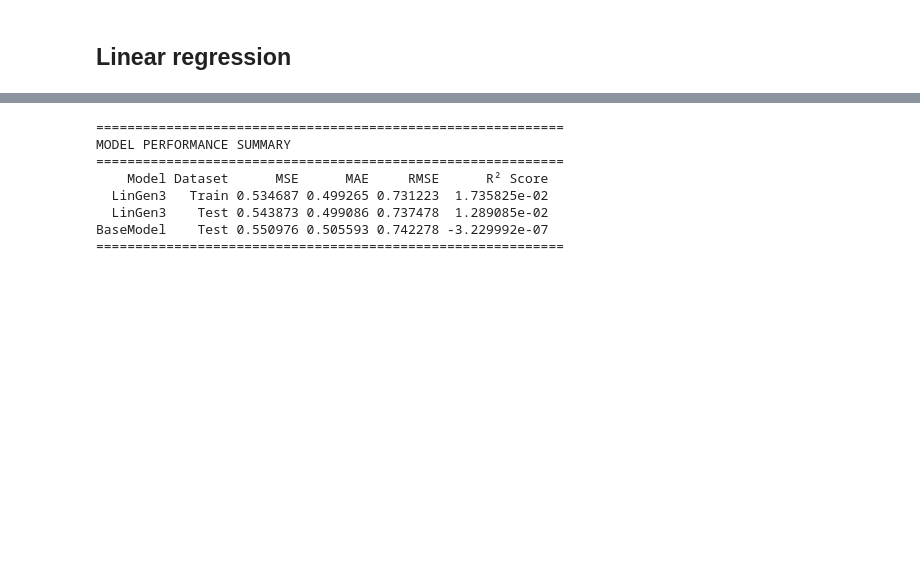
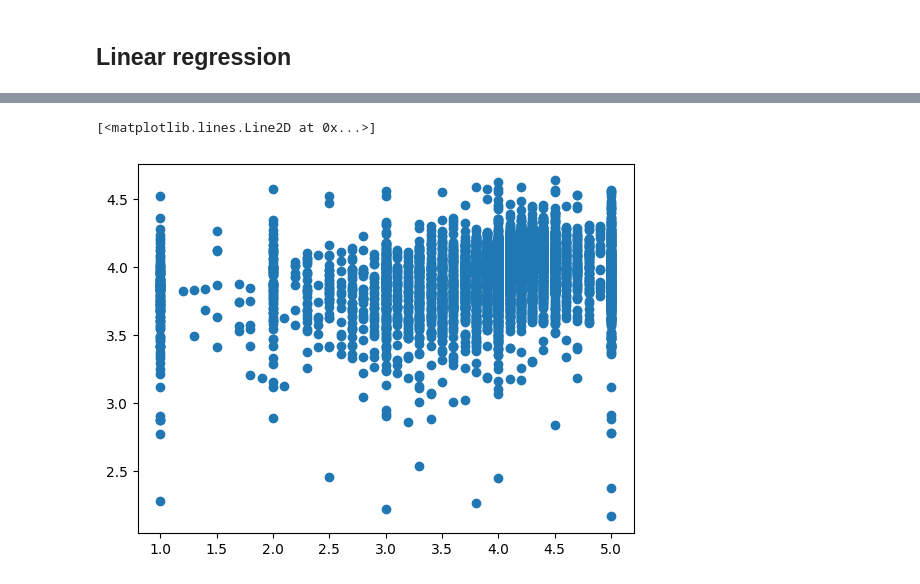
Before and after one commit to pcturnes/small-projects, a Jupyter notebook: BigBasket-Analysis/lin_reg_1.ipynb, the cells around one changed output, grey strips where cells are left out. Drawn from its saved outputs; the diff is of its cells as text; code cells hidden in the pictures; blank space fills up the shorter version.

```diff
--- a/BigBasket-Analysis/lin_reg_1.ipynb
+++ b/BigBasket-Analysis/lin_reg_1.ipynb
@@ -341,5 +225,5 @@ preprocessor = ColumnTransformer(
 )
 
 # Now, apply to your data:
-X_train_preprocessed_p1 = pd.DataFrame(preprocessor.fit_transform(X_train, y_train))
-X_test_preprocessed_p1 = pd.DataFrame(preprocessor.transform(X_test))
+X_train_preprocessed = pd.DataFrame(preprocessor.fit_transform(X_train, y_train))
+X_test_preprocessed = pd.DataFrame(preprocessor.transform(X_test))
@@ -431,18 +243,18 @@ rmse_base = np.sqrt(mse_base)
 # %% [markdown]
 ## Linear regression
 # %%
-LinGen1 = LinearRegression()
-LinGen1.fit(X_train_preprocessed_p1, y_train)
+LinReg = LinearRegression()
+LinReg.fit(X_train_preprocessed, y_train)
 
-y_pred_train_1 = LinGen1.predict(X_train_preprocessed_p1)
-mse_train_1 = mean_squared_error(y_train, y_pred_train_1)
-mae_train_1 = mean_absolute_error(y_train, y_pred_train_1)
-r2_train_1 = r2_score(y_train, y_pred_train_1)
+y_pred_train = LinReg.predict(X_train_preprocessed)
+mse_train = mean_squared_error(y_train, y_pred_train)
+mae_train = mean_absolute_error(y_train, y_pred_train)
+r2_train = r2_score(y_train, y_pred_train)
 
-y_pred_test_1 = LinGen1.predict(X_test_preprocessed_p1)
-mse_test_1 = mean_squared_error(y_test, y_pred_test_1)
-mae_test_1 = mean_absolute_error(y_test, y_pred_test_1)
-r2_test_1 = r2_score(y_test, y_pred_test_1)
+y_pred_test = LinReg.predict(X_test_preprocessed)
+mse_test = mean_squared_error(y_test, y_pred_test)
+mae_test = mean_absolute_error(y_test, y_pred_test)
+r2_test = r2_score(y_test, y_pred_test)
 # %%
 # Model Comparison Summary Table
 summary_data = {
@@ -526,27 +285,5 @@ r2_test_3 = r2_score(y_test, y_pred_test_3)
-# %%
-# Model Comparison Summary Table
-summary_data = {
-    'Model': ['LinGen3', 'LinGen3','BaseModel'],
-    'Dataset': ['Train', 'Test', 'Test'],
-    'MSE': [mse_train_3, mse_test_3, mse_base],
-    'MAE': [mae_train_3, mae_test_3, mae_base],
-    'RMSE': [np.sqrt(mse_train_3), np.sqrt(mse_test_3), rmse_base],
-    'R² Score': [r2_train_3, r2_test_3, r2_base]
-}
-
-summary_df = pd.DataFrame(summary_data)
-
-print("="*60)
-print("MODEL PERFORMANCE SUMMARY")
-print("="*60)
-print(summary_df.to_string(index=False))
-print("="*60)
-# %% [output]
-============================================================
-MODEL PERFORMANCE SUMMARY
-============================================================
-    Model Dataset      MSE      MAE     RMSE      R² Score
-  LinGen3   Train 0.534687 0.499265 0.731223  1.735825e-02
-  LinGen3    Test 0.543873 0.499086 0.737478  1.289085e-02
-BaseModel    Test 0.550976 0.505593 0.742278 -3.229992e-07
-============================================================
+# %%
+plt.plot(y_test, y_pred_test, 'o')
+# %% [output]
+[<matplotlib.lines.Line2D at 0x...>]
+[figure, added]
```
Also changed, not shown: parts of 40 cells of this notebook, 1 other file.
